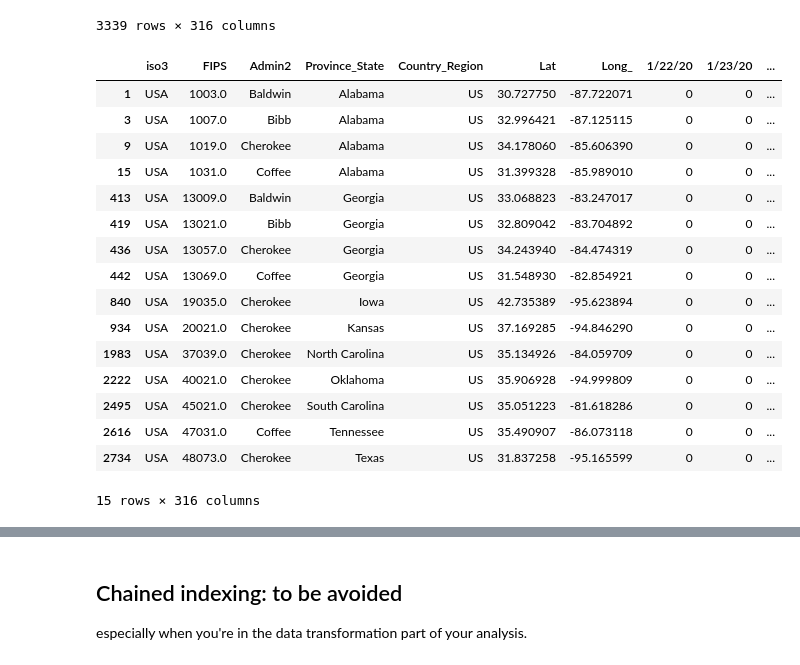
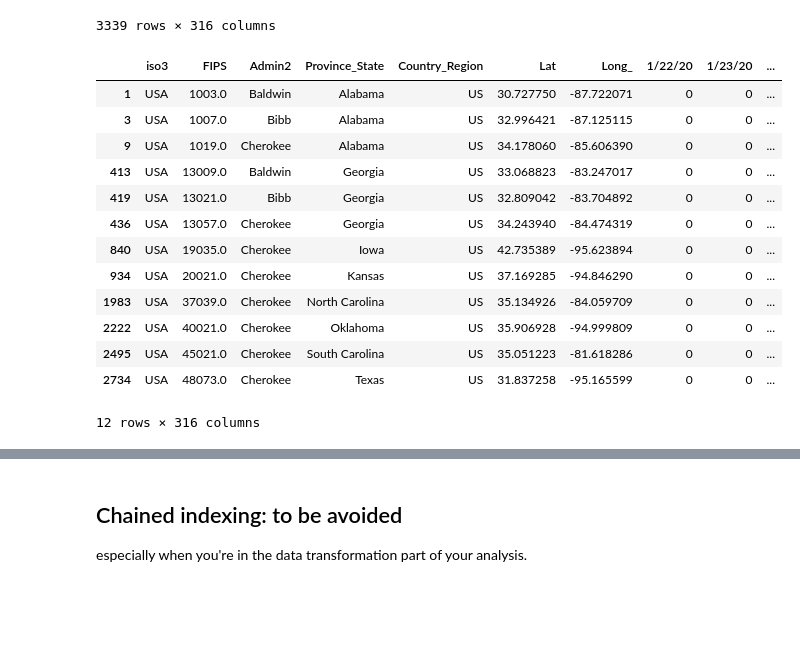
Before and after one commit to julianeberek/moinworld_da_2020-11, a Jupyter notebook: 2.Deep_dive_into_pandas.ipynb, the cells around one changed output, grey strips where cells are left out. Drawn from its saved outputs; the diff is of its cells as text; code cells hidden in the pictures; blank space fills up the shorter version.

```diff
--- a/2.Deep_dive_into_pandas.ipynb
+++ b/2.Deep_dive_into_pandas.ipynb
@@ -479,7 +517,7 @@ a.drop_duplicates()
 ### Indexing with `isin()`
 Useful for the cases when you don’t know which of the sought labels are in fact present
 # %%
-provinces = {'Admin2': ['Berlin', 'Baldwin', 'Bibb', 'Cherokee', 'Coffee', 'Hamburg']}
+provinces = ['Berlin', 'Baldwin', 'Bibb', 'Cherokee', 'Berlin', 'Hamburg']
 # %%
 df.isin(provinces)
 # %% [output]
@@ -497,22 +535,19 @@ df.isin(provinces)
 | 3339 | False | False | False | False | False | False | False | False | False | ... |
 3339 rows × 316 columns
 # %%
-df[df['Admin2'].isin(['Berlin', 'Hamburg', 'Baldwin', 'Bibb', 'Cherokee', 'Coffee'])]
+df[df['Admin2'].isin(provinces)]
 # %% [output]
 |  | iso3 | FIPS | Admin2 | Province_State | Country_Region | Lat | Long_ | 1/22/20 | 1/23/20 | ... |
 | 1 | USA | 1003.0 | Baldwin | Alabama | US | 30.727750 | -87.722071 | 0 | 0 | ... |
 | 3 | USA | 1007.0 | Bibb | Alabama | US | 32.996421 | -87.125115 | 0 | 0 | ... |
 | 9 | USA | 1019.0 | Cherokee | Alabama | US | 34.178060 | -85.606390 | 0 | 0 | ... |
-| 15 | USA | 1031.0 | Coffee | Alabama | US | 31.399328 | -85.989010 | 0 | 0 | ... |
 | 413 | USA | 13009.0 | Baldwin | Georgia | US | 33.068823 | -83.247017 | 0 | 0 | ... |
 | 419 | USA | 13021.0 | Bibb | Georgia | US | 32.809042 | -83.704892 | 0 | 0 | ... |
 | 436 | USA | 13057.0 | Cherokee | Georgia | US | 34.243940 | -84.474319 | 0 | 0 | ... |
-| 442 | USA | 13069.0 | Coffee | Georgia | US | 31.548930 | -82.854921 | 0 | 0 | ... |
 | 840 | USA | 19035.0 | Cherokee | Iowa | US | 42.735389 | -95.623894 | 0 | 0 | ... |
 | 934 | USA | 20021.0 | Cherokee | Kansas | US | 37.169285 | -94.846290 | 0 | 0 | ... |
 | 1983 | USA | 37039.0 | Cherokee | North Carolina | US | 35.134926 | -84.059709 | 0 | 0 | ... |
 | 2222 | USA | 40021.0 | Cherokee | Oklahoma | US | 35.906928 | -94.999809 | 0 | 0 | ... |
 | 2495 | USA | 45021.0 | Cherokee | South Carolina | US | 35.051223 | -81.618286 | 0 | 0 | ... |
-| 2616 | USA | 47031.0 | Coffee | Tennessee | US | 35.490907 | -86.073118 | 0 | 0 | ... |
 | 2734 | USA | 48073.0 | Cherokee | Texas | US | 31.837258 | -95.165599 | 0 | 0 | ... |
-15 rows × 316 columns
+12 rows × 316 columns
```
Also changed, not shown: parts of 24 cells of this notebook.
